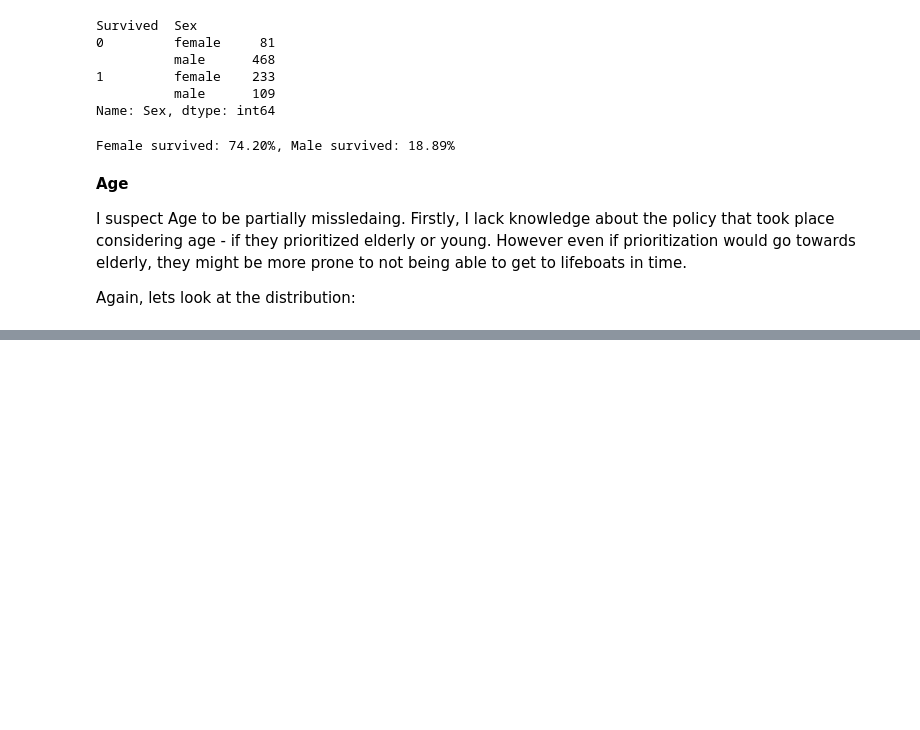
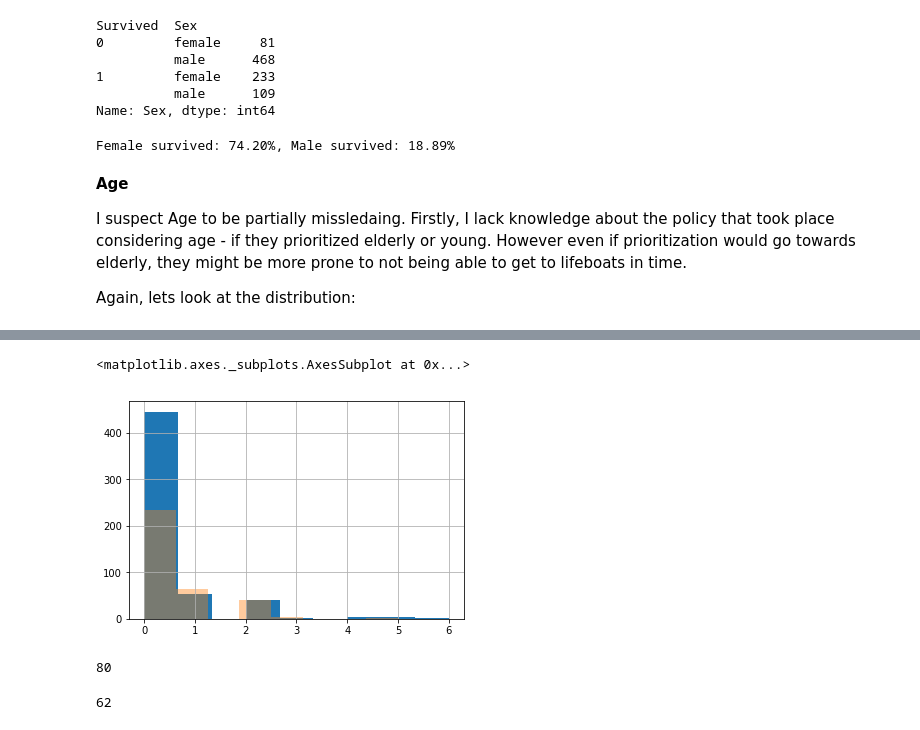
Before and after one commit to Tommzs/kaggle_titanic, a Jupyter notebook: kaggle_titanic.ipynb, the cells around one changed output, grey strips where cells are left out. Saved outputs shown, nothing was run; the diff lists cells and outputs as text; code cells hidden in the pictures; blank space fills up the shorter version.

```diff
--- a/kaggle_titanic.ipynb
+++ b/kaggle_titanic.ipynb
@@ -125,0 +151,14 @@ Again, lets look at the distribution:
+# %%
+dataset[dataset["Survived"]==0]["Parch"].hist(bins=9)
+dataset[dataset["Survived"]==1]["Parch"].hist(bins=8, alpha=0.4)
+# %% [output]
+<matplotlib.axes._subplots.AxesSubplot at 0x...>
+[figure, added]
+# %%
+dataset[(dataset["Survived"]==0) & (dataset["SibSp"]>0) & (dataset["Parch"]>0)]["Survived"].count()
+# %% [output]
+80
+# %%
+dataset[(dataset["Survived"]==1) & (dataset["SibSp"]>0) & (dataset["Parch"]>0)]["Survived"].count()
+# %% [output]
+62
```
Also changed, not shown: parts of 15 cells of this notebook.
